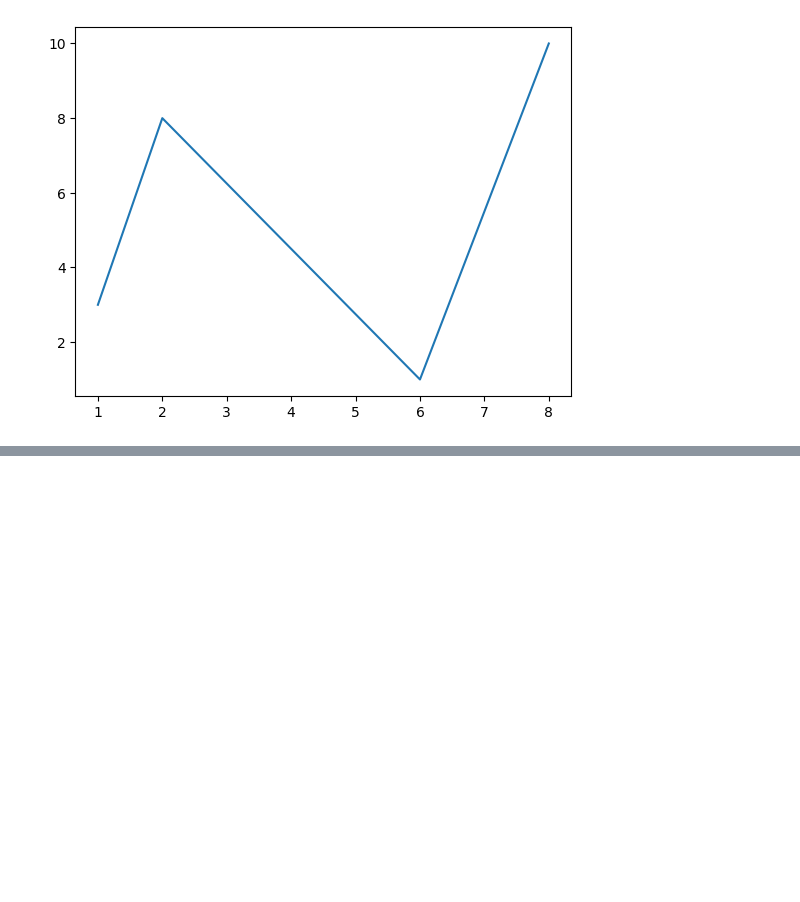
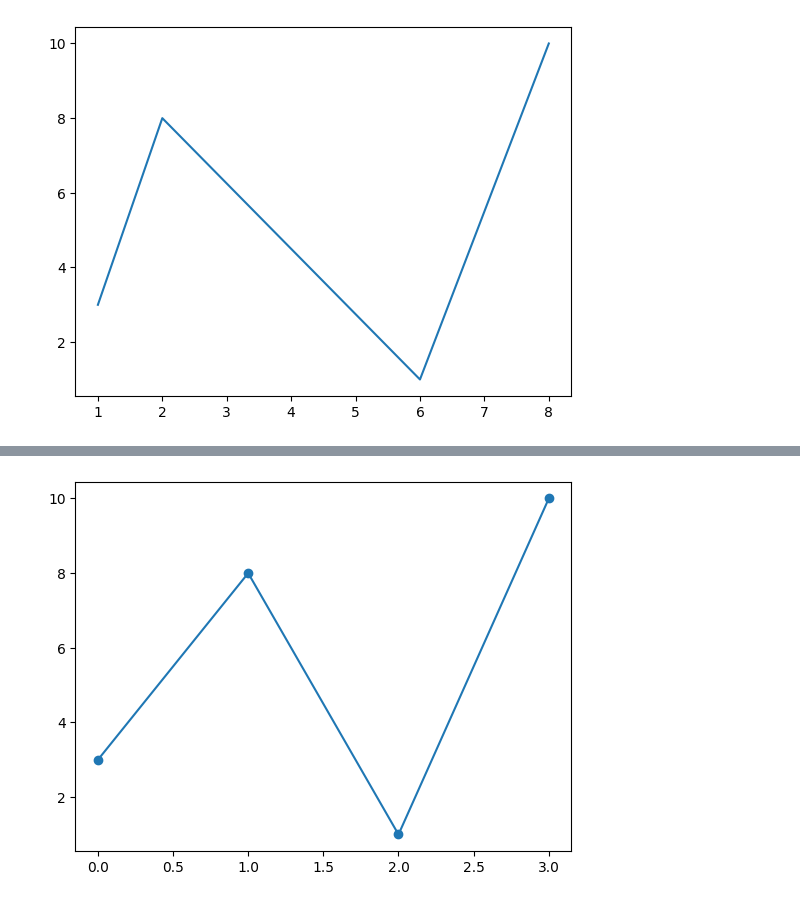
Before and after one commit to MahdiAhmadiKamal/PyLearn7-Data-Science, a Jupyter notebook: PyLearn7-Assignment37/w3schools matplotlib exercises/matplotlib_exercises.ipynb, the cells around one changed output, grey strips where cells are left out. Cells and saved outputs as stored; diff of their text form; code cells hidden in the pictures; blank space fills up the shorter version.

```diff
--- a/PyLearn7-Assignment37/w3schools matplotlib exercises/matplotlib_exercises.ipynb
+++ b/PyLearn7-Assignment37/w3schools matplotlib exercises/matplotlib_exercises.ipynb
@@ -40,0 +50,7 @@ plt.show()
+# %%
+ypoints = np.array([3, 8, 1, 10])
+
+plt.plot(ypoints, marker = 'o')
+plt.show()
+# %% [output]
+[figure, added]
```
Also changed, not shown: parts of 18 cells of this notebook.
